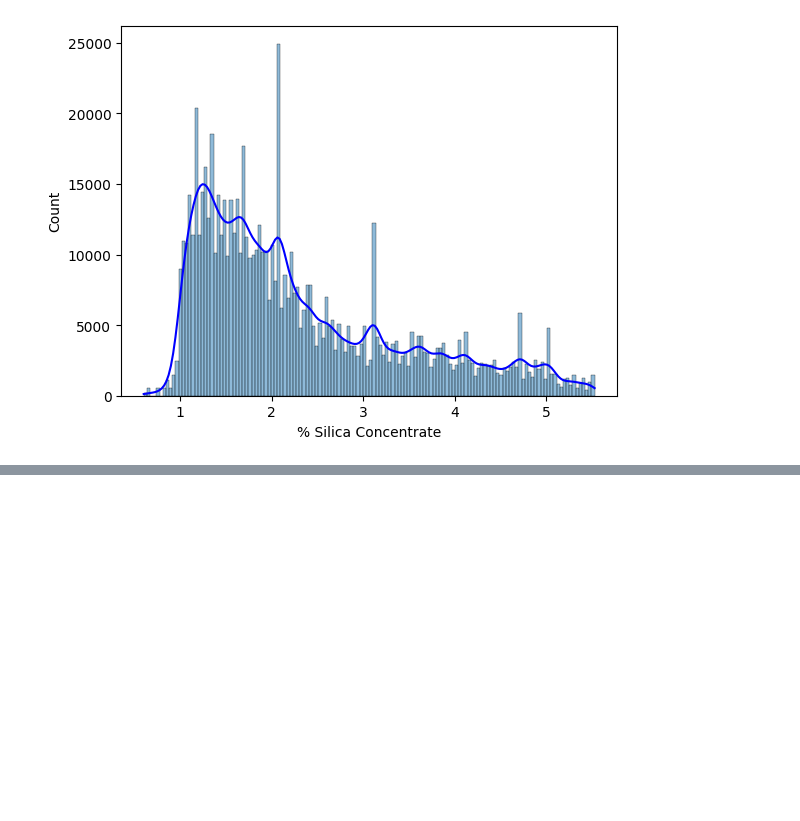
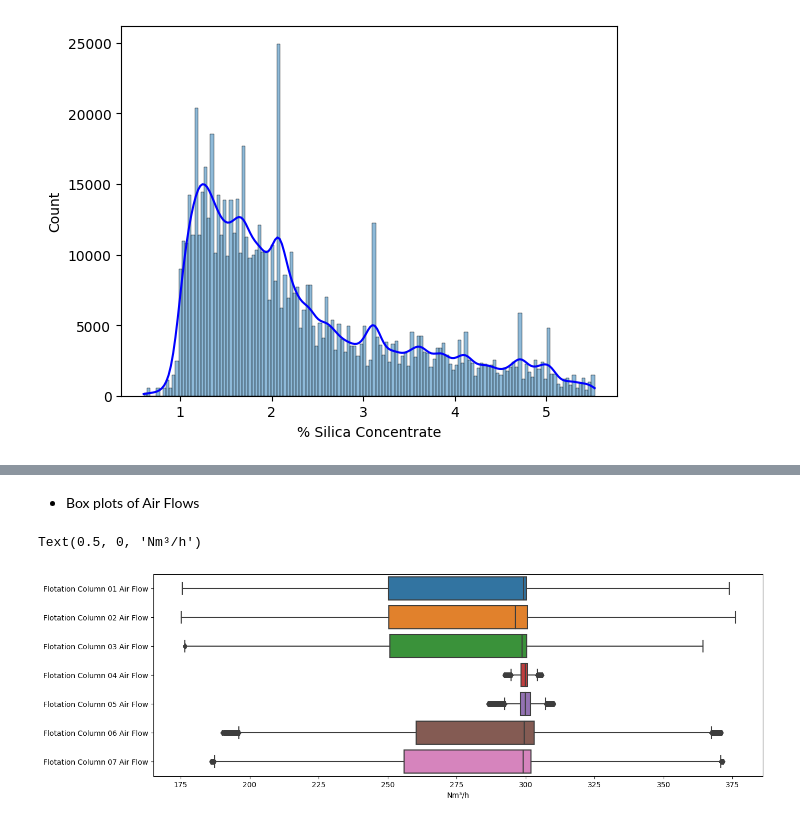
Before and after one commit to ArifAygun/Iron-Ore-Froth-Flotation-Quality-Prediction, a Jupyter notebook: Iron_Ore_Froth_Flotation_Quality_Prediction.ipynb, the cells around one changed output, grey strips where cells are left out. Cells and saved outputs as stored; diff of their text form; code cells hidden in the pictures; blank space fills up the shorter version.

```diff
--- a/Iron_Ore_Froth_Flotation_Quality_Prediction.ipynb
+++ b/Iron_Ore_Froth_Flotation_Quality_Prediction.ipynb
@@ -367,0 +232,12 @@ X.shape, y.shape
+# %% [markdown]
+- Box plots of Air Flows
+# %%
+plt.figure(figsize = (15, 5))
+sns.boxplot(data = df[['Flotation Column 01 Air Flow', 'Flotation Column 02 Air Flow',
+       'Flotation Column 03 Air Flow', 'Flotation Column 04 Air Flow',
+       'Flotation Column 05 Air Flow', 'Flotation Column 06 Air Flow',
+       'Flotation Column 07 Air Flow']], orient = 'h')
+plt.xlabel('Nm³/h')
+# %% [output]
+Text(0.5, 0, 'Nm³/h')
+[figure, added]
```
Also changed, not shown: parts of 66 cells of this notebook.
